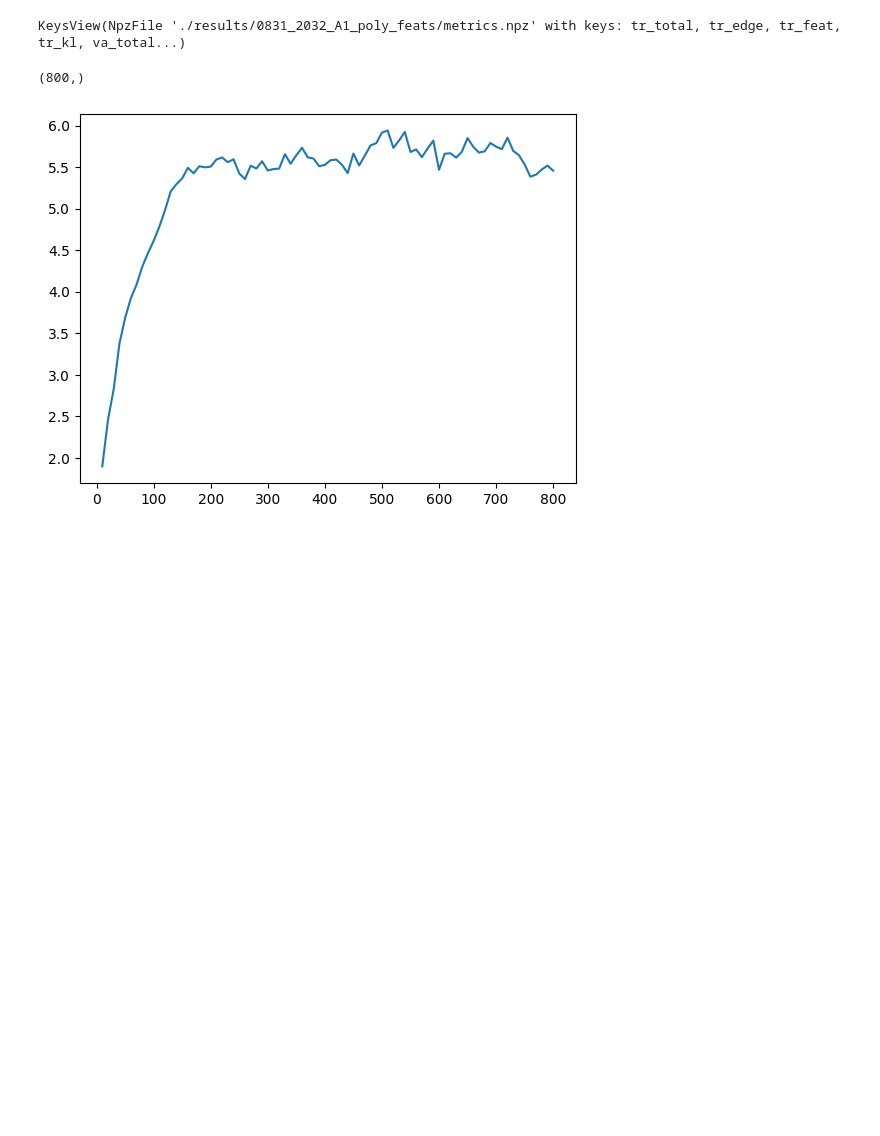
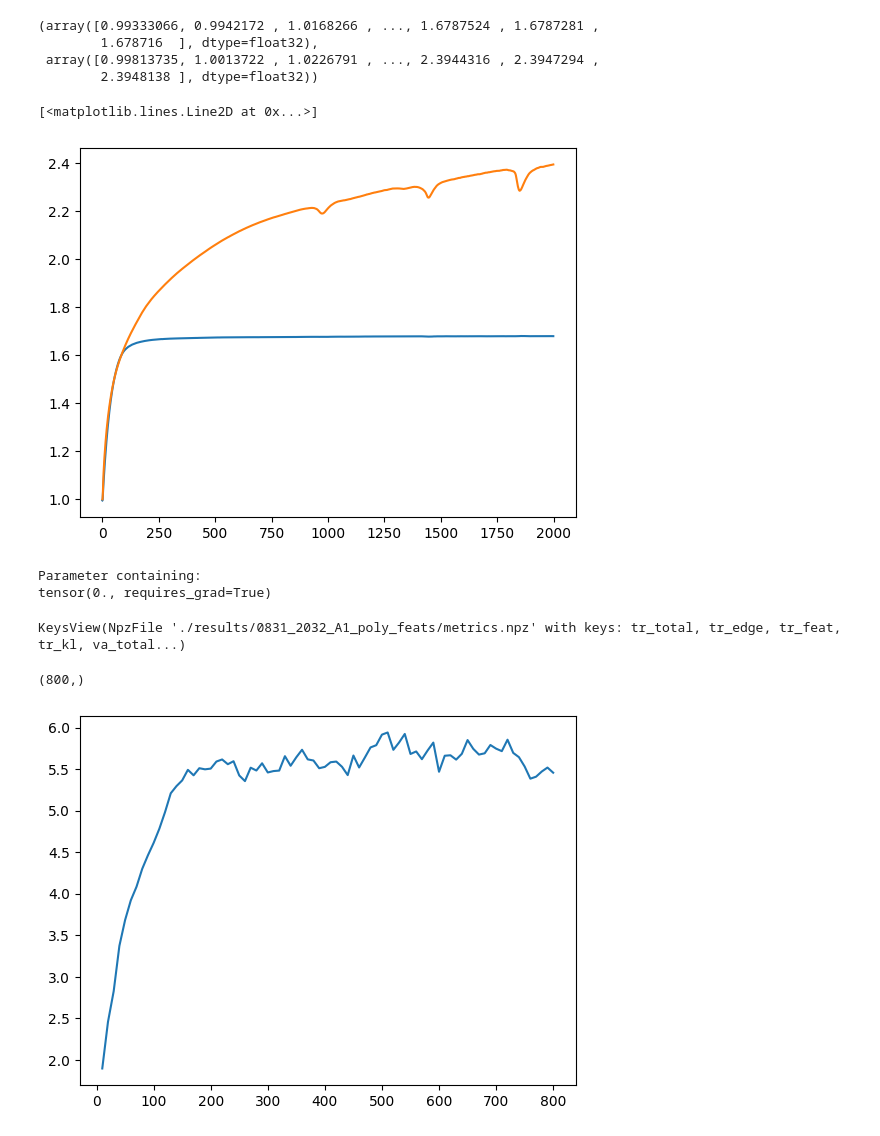
Before and after one commit to ZhangWan-byte/lpm, a Jupyter notebook: exp1_demo.ipynb, the cells around one changed output. Saved outputs shown, nothing was run; the diff lists cells and outputs as text; code cells hidden in the pictures; blank space fills up the shorter version.

```diff
--- a/exp1_demo.ipynb
+++ b/exp1_demo.ipynb
@@ -1,3 +1,6 @@
 # %%
 import numpy as np
 import matplotlib.pyplot as plt
+# %%
+metrics = np.load('results/0901_2217_A1_poly_feats/metrics.npz')
+metrics.keys()
@@ -4,3 +30,28 @@ import matplotlib.pyplot as plt
+# %%
+metrics['tr_wedges'], metrics['tr_wfeats']
+# %% [output]
+(array([0.99333066, 0.9942172 , 1.0168266 , ..., 1.6787524 , 1.6787281 ,
+        1.678716  ], dtype=float32),
+ array([0.99813735, 1.0013722 , 1.0226791 , ..., 2.3944316 , 2.3947294 ,
+        2.3948138 ], dtype=float32))
+# %%
+plt.plot(metrics['tr_wedges'], label='Wedges', color='C0')
+plt.plot(metrics['tr_wfeats'], label='Features', color='C1')
+
+plt.plot(metrics['va_wedges'], label='Wedges', color='C0')
+plt.plot(metrics['va_wfeats'], label='Features', color='C1')
+
+plt.legend()
+# %% [output]
+[<matplotlib.lines.Line2D at 0x...>]
+[figure, added]
+# %%
+import torch
+
+torch.nn.Parameter(torch.zeros(()))
+# %% [output]
+Parameter containing:
+tensor(0., requires_grad=True)
 # %%
 metrics = np.load("./results/0831_2032_A1_poly_feats/metrics.npz")
 metrics.keys()
```
Also changed, not shown: parts of 2 cells of this notebook, 4 other files.
